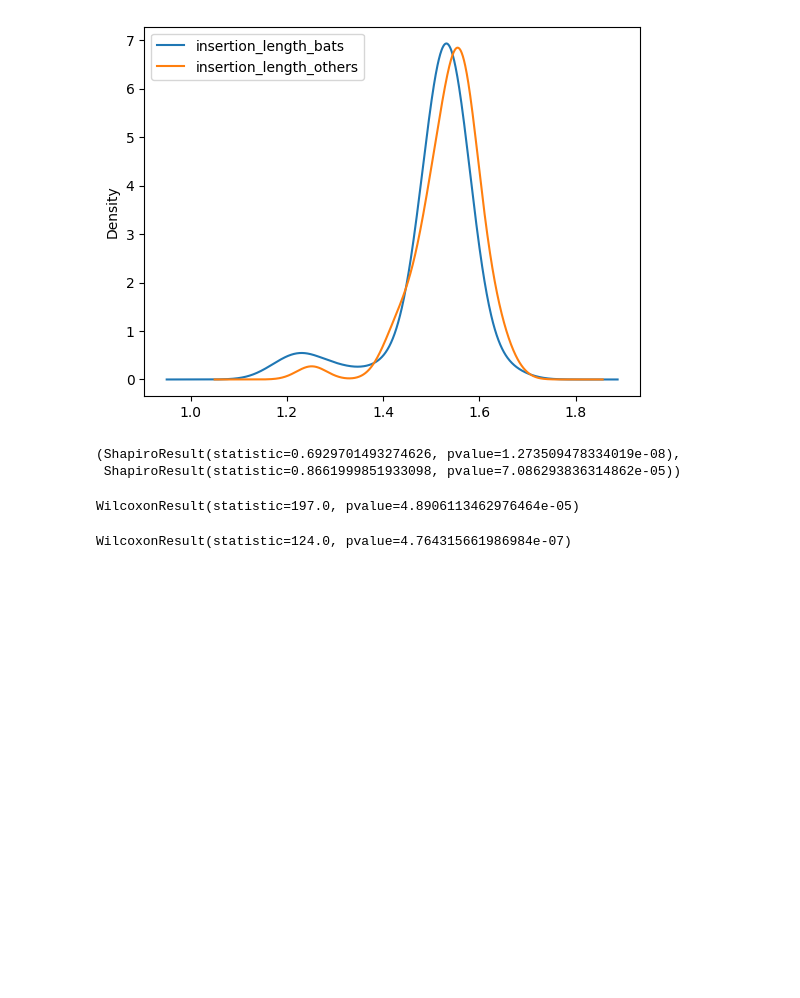
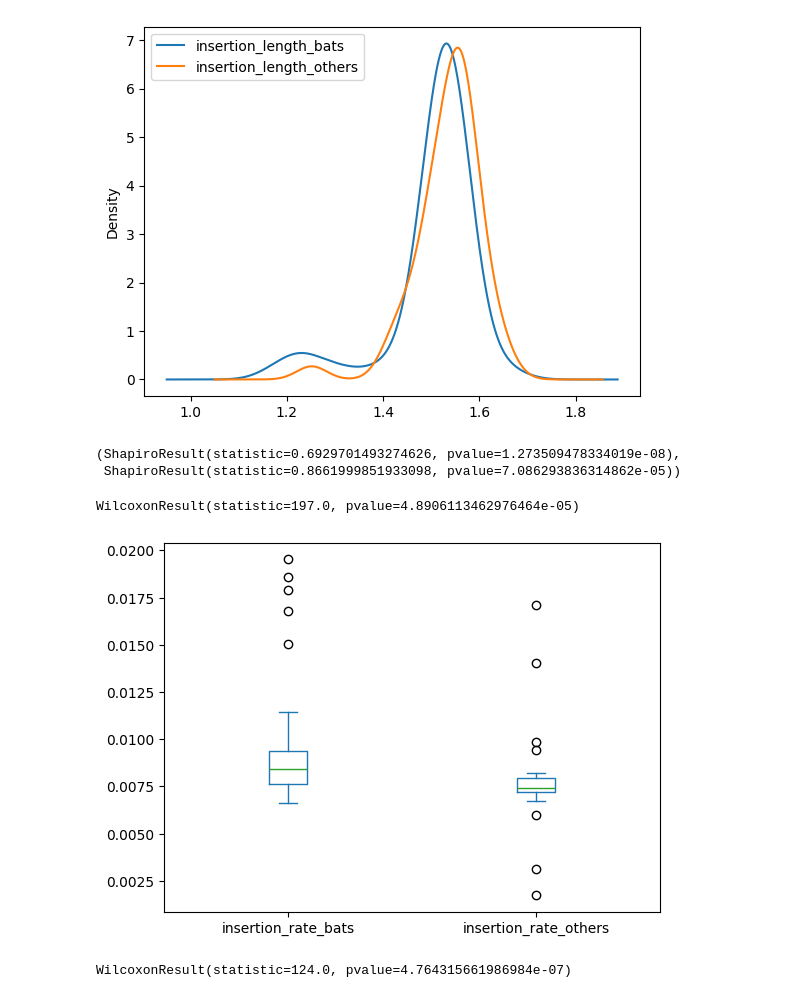
Before and after one commit to elyawy/bat_analysis, a Jupyter notebook: results_analysis.ipynb, the cells around one changed output. Cells and saved outputs as stored; diff of their text form; code cells hidden in the pictures; blank space fills up the shorter version.

```diff
--- a/results_analysis.ipynb
+++ b/results_analysis.ipynb
@@ -162,7 +161,9 @@ wilcoxon(comparison_df["insertion_rate_bats"], comparison_df["insertion_rate_oth
 # %% [output]
 WilcoxonResult(statistic=197.0, pvalue=4.8906113462976464e-05)
 # %%
-ax = comparison_df[["insertion_rate_bats", "insertion_rate_others"]].plot.kde()
+ax = comparison_df[["insertion_rate_bats", "insertion_rate_others"]].plot.box()
+# %% [output]
+[figure, added]
 # %%
 wilcoxon(comparison_df["deletion_rate_bats"], comparison_df["deletion_rate_others"])
 # %% [output]
```
Also changed, not shown: parts of 7 cells of this notebook.
